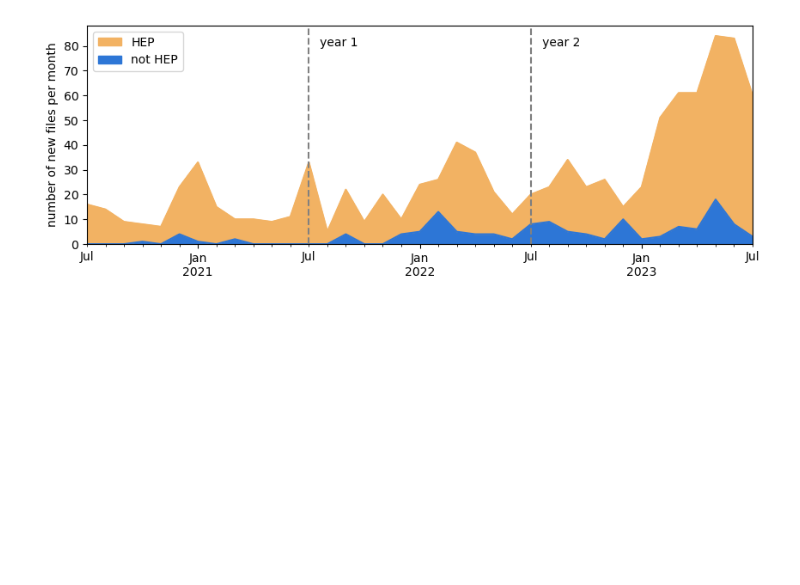
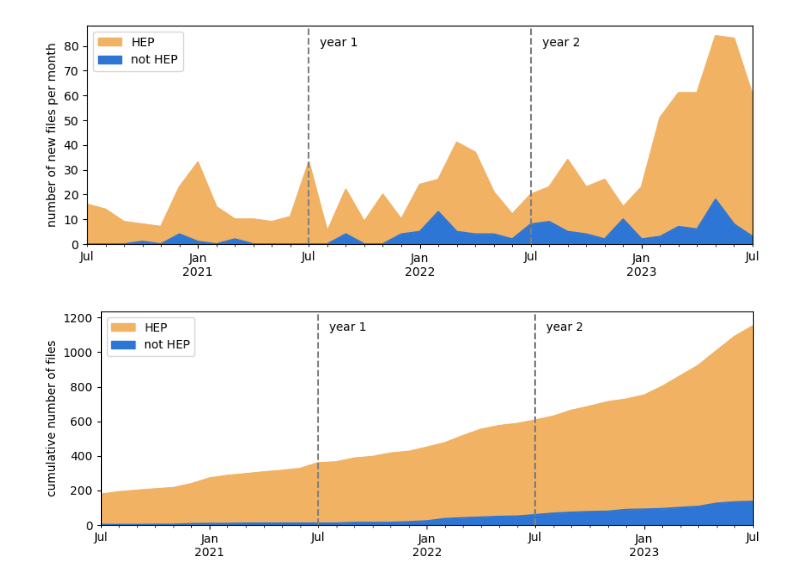
Before and after one commit to jpivarski-talks/2023-08-14-awkward-stats-update, a Jupyter notebook: awkward-mentions.ipynb, the cells around one changed output. Saved outputs shown, nothing was run; the diff lists cells and outputs as text; code cells hidden in the pictures; blank space fills up the shorter version.

Commit message:
Add a cumulative plot.

```diff
--- a/awkward-mentions.ipynb
+++ b/awkward-mentions.ipynb
@@ -140,3 +140,28 @@ ax.text("2021-07-01", 80, "   year 1");
 ax.text("2022-07-01", 80, "   year 2");
 # %% [output]
 [figure]
+# %%
+fig, ax = plt.subplots(figsize=(10, 3.3))
+
+df3 = df2[~df2["is_fork"] & (df2["category"] != "AWK")].groupby(["date", "is_HEP"]).count()["is_fork"].unstack(level="is_HEP").fillna(0).resample("M").sum()
+
+df3.cumsum().plot.area(
+    stacked=True, color=["#2d76d6", "#f2b263"], ax=ax
+)
+
+handles, labels = ax.get_legend_handles_labels()
+ax.legend(handles[::-1], ["HEP", "not HEP"], loc="upper left");
+
+ax.set_xlim("2020-07-01", "2023-07-01")
+ax.set_xlabel("");
+
+ax.set_ylim(0, ax.get_ylim()[1]);
+ax.set_ylabel("cumulative number of files");
+
+ax.axvline("2021-07-01", color="gray", linestyle="--");
+ax.axvline("2022-07-01", color="gray", linestyle="--");
+
+ax.text("2021-07-01", 1125, "   year 1");
+ax.text("2022-07-01", 1125, "   year 2");
+# %% [output]
+[figure, added]
```
